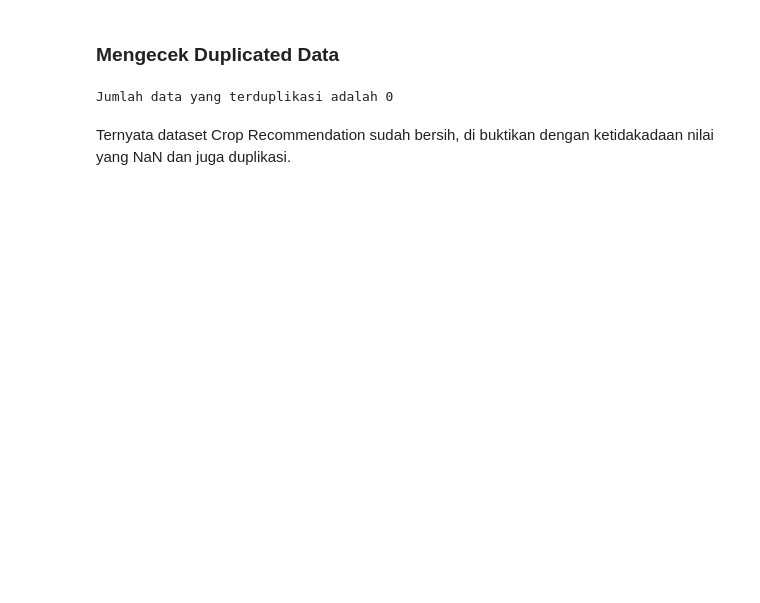
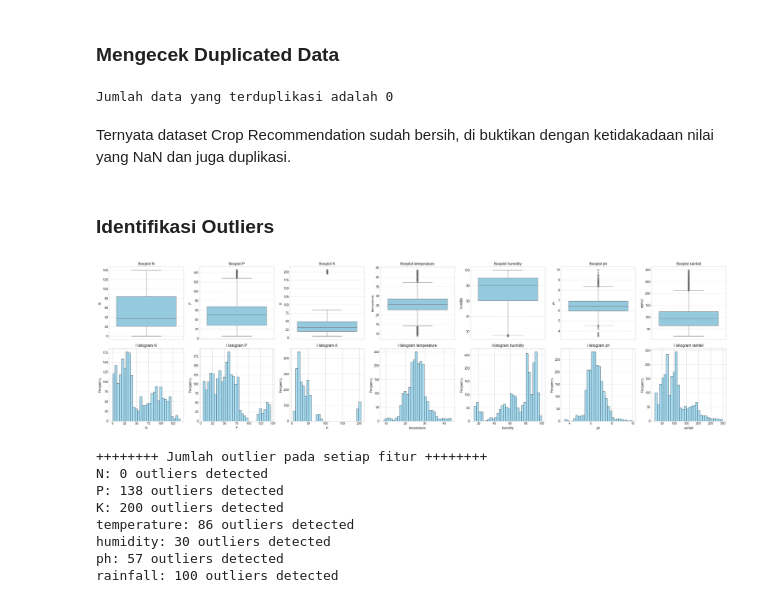
Before and after one commit to BagasNuryaman15/MLT1_SatriaDirgantaraNuryaman, a Jupyter notebook: notebook.ipynb, the cells around one changed output. Cells and saved outputs as stored; diff of their text form; code cells hidden in the pictures; blank space fills up the shorter version.

```diff
--- a/notebook.ipynb
+++ b/notebook.ipynb
@@ -37,7 +37,10 @@ from sklearn.model_selection import GridSearchCV, RandomizedSearchCV
 
 # Warnings
 import warnings
+
+# Configureations
 warnings.filterwarnings('ignore')
+plt.style.use('seaborn-v0_8-whitegrid')
 # %% [markdown]
 ## **Data Loading**
 # %%
@@ -146,3 +149,51 @@ print(f'Jumlah data yang terduplikasi adalah {df.duplicated().sum()}')
 Jumlah data yang terduplikasi adalah 0
 # %% [markdown]
 Ternyata dataset Crop Recommendation sudah bersih, di buktikan dengan ketidakadaan nilai yang NaN dan juga duplikasi.
+# %% [markdown]
+### **Identifikasi Outliers**
+# %%
+num_features = df.select_dtypes(include=[np.number]).columns.tolist()
+fig, ax = plt.subplots(2, len(num_features), figsize=(4 * len(num_features), 8))
+ax = ax.flatten()
+
+for i, feature in enumerate(num_features):
+    # Boxplot dengan seaborn
+    sns.boxplot(y=df[feature], ax=ax[0, i], color='skyblue', fliersize=5)
+    ax[0, i].set_title(f'Boxplot {feature}')
+    ax[0, i].set_ylabel(feature)
+    ax[0, i].grid(True, axis='y', linestyle='--', alpha=0.7)
+
+    # Histogram dengan seaborn
+    sns.histplot(df[feature], bins=30, ax=ax[1, i], color='skyblue', edgecolor='black')
+    ax[1, i].set_title(f'Histogram {feature}')
+    ax[1, i].set_xlabel(feature)
+    ax[1, i].set_ylabel('Frequency')
+    ax[1, i].grid(True, axis='y', linestyle='--', alpha=0.7)
+
+plt.tight_layout(rect=[0, 0, 1, 0.96])
+plt.show()
+
+
+# Outlier summary
+print(' Jumlah outlier pada setiap fitur '.center(50 , '+'))
+outlier_summary = []
+for feature in num_features:
+    Q1 = df[feature].quantile(0.25)
+    Q3 = df[feature].quantile(0.75)
+    IQR = Q3 - Q1
+    lower_bound = Q1 - 1.5 * IQR
+    upper_bound = Q3 + 1.5 * IQR
+    outliers = df[(df[feature] < lower_bound) | (df[feature] > upper_bound)]
+    outlier_summary.extend(outliers)
+
+    print(f'{feature}: {len(outliers)} outliers detected')
+# %% [output]
+[figure, added]
+++++++++ Jumlah outlier pada setiap fitur ++++++++
+N: 0 outliers detected
+P: 138 outliers detected
+K: 200 outliers detected
+temperature: 86 outliers detected
+humidity: 30 outliers detected
+ph: 57 outliers detected
+rainfall: 100 outliers detected
```
Also changed, not shown: parts of 13 cells of this notebook.
